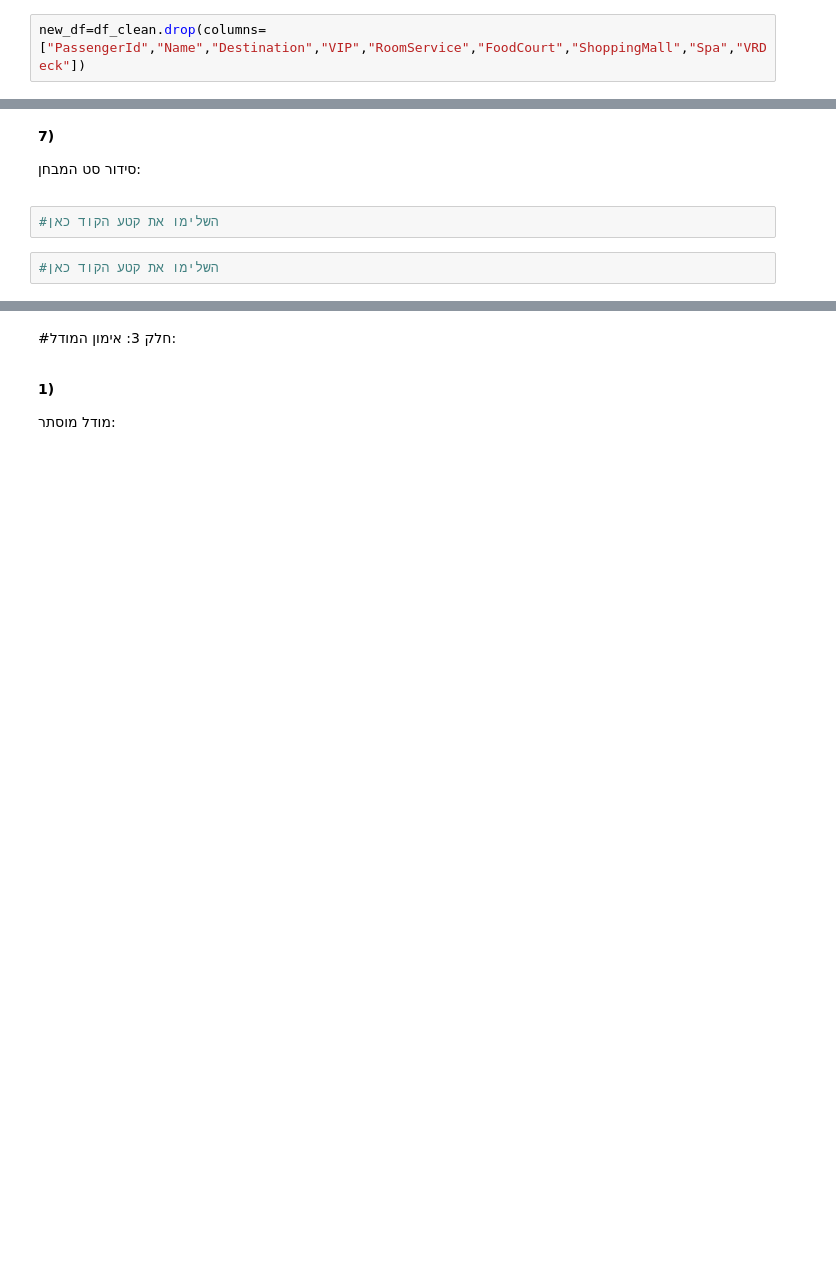
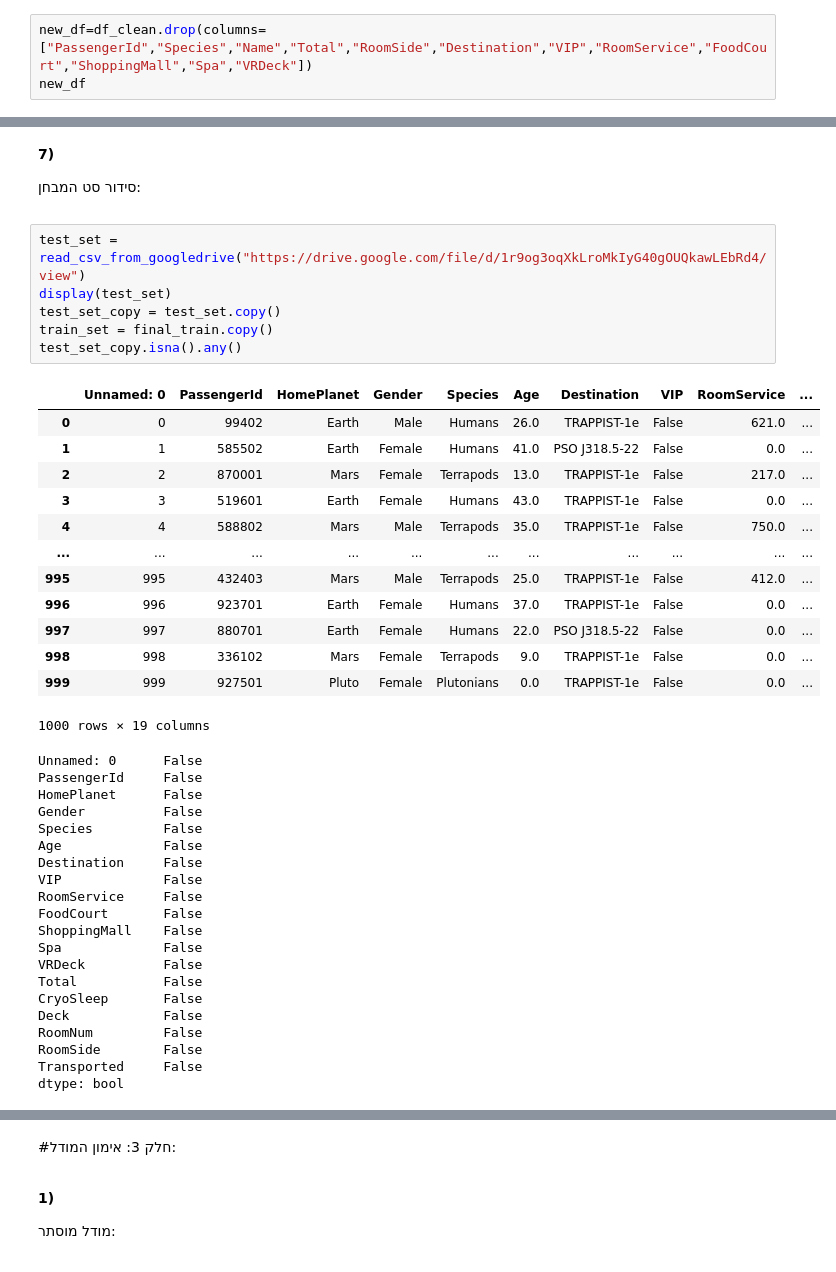
Before and after one commit to thorthor08/Thor, a Jupyter notebook: אריאל_נאוי_שלד_למחברת_סופית_לפרוייקט.ipynb, the cells around one changed output, grey strips where cells are left out. Saved outputs shown, nothing was run; the diff lists cells and outputs as text; blank space fills up the shorter version.

```diff
--- a/אריאל_נאוי_שלד_למחברת_סופית_לפרוייקט.ipynb
+++ b/אריאל_נאוי_שלד_למחברת_סופית_לפרוייקט.ipynb
@@ -349,4 +351,5 @@ plt.show()
 
 הורדת עמודות:
 # %%
-new_df=df_clean.drop(columns=["PassengerId","Name","Destination","VIP","RoomService","FoodCourt","ShoppingMall","Spa","VRDeck"])
+new_df=df_clean.drop(columns=["PassengerId","Species","Name","Total","RoomSide","Destination","VIP","RoomService","FoodCourt","ShoppingMall","Spa","VRDeck"])
+new_df
@@ -434,7 +504,43 @@ new_df
 **7)**
 
 סידור סט המבחן:
-# %%
-#השלימו את קטע הקוד כאן
-# %%
-#השלימו את קטע הקוד כאן
+# %%
+test_set = read_csv_from_googledrive("https://drive.google.com/file/d/1r9og3oqXkLroMkIyG40gOUQkawLEbRd4/view")
+display(test_set)
+test_set_copy = test_set.copy()
+train_set = final_train.copy()
+test_set_copy.isna().any()
+# %% [output]
+|  | Unnamed: 0 | PassengerId | HomePlanet | Gender | Species | Age | Destination | VIP | RoomService | ... |
+| 0 | 0 | 99402 | Earth | Male | Humans | 26.0 | TRAPPIST-1e | False | 621.0 | ... |
+| 1 | 1 | 585502 | Earth | Female | Humans | 41.0 | PSO J318.5-22 | False | 0.0 | ... |
+| 2 | 2 | 870001 | Mars | Female | Terrapods | 13.0 | TRAPPIST-1e | False | 217.0 | ... |
+| 3 | 3 | 519601 | Earth | Female | Humans | 43.0 | TRAPPIST-1e | False | 0.0 | ... |
+| 4 | 4 | 588802 | Mars | Male | Terrapods | 35.0 | TRAPPIST-1e | False | 750.0 | ... |
+| ... | ... | ... | ... | ... | ... | ... | ... | ... | ... | ... |
+| 995 | 995 | 432403 | Mars | Male | Terrapods | 25.0 | TRAPPIST-1e | False | 412.0 | ... |
+| 996 | 996 | 923701 | Earth | Female | Humans | 37.0 | TRAPPIST-1e | False | 0.0 | ... |
+| 997 | 997 | 880701 | Earth | Female | Humans | 22.0 | PSO J318.5-22 | False | 0.0 | ... |
+| 998 | 998 | 336102 | Mars | Female | Terrapods | 9.0 | TRAPPIST-1e | False | 0.0 | ... |
+| 999 | 999 | 927501 | Pluto | Female | Plutonians | 0.0 | TRAPPIST-1e | False | 0.0 | ... |
+1000 rows × 19 columns
+Unnamed: 0      False
+PassengerId     False
+HomePlanet      False
+Gender          False
+Species         False
+Age             False
+Destination     False
+VIP             False
+RoomService     False
+FoodCourt       False
+ShoppingMall    False
+Spa             False
+VRDeck          False
+Total           False
+CryoSleep       False
+Deck            False
+RoomNum         False
+RoomSide        False
+Transported     False
+dtype: bool
```
Also changed, not shown: parts of 21 cells of this notebook.
